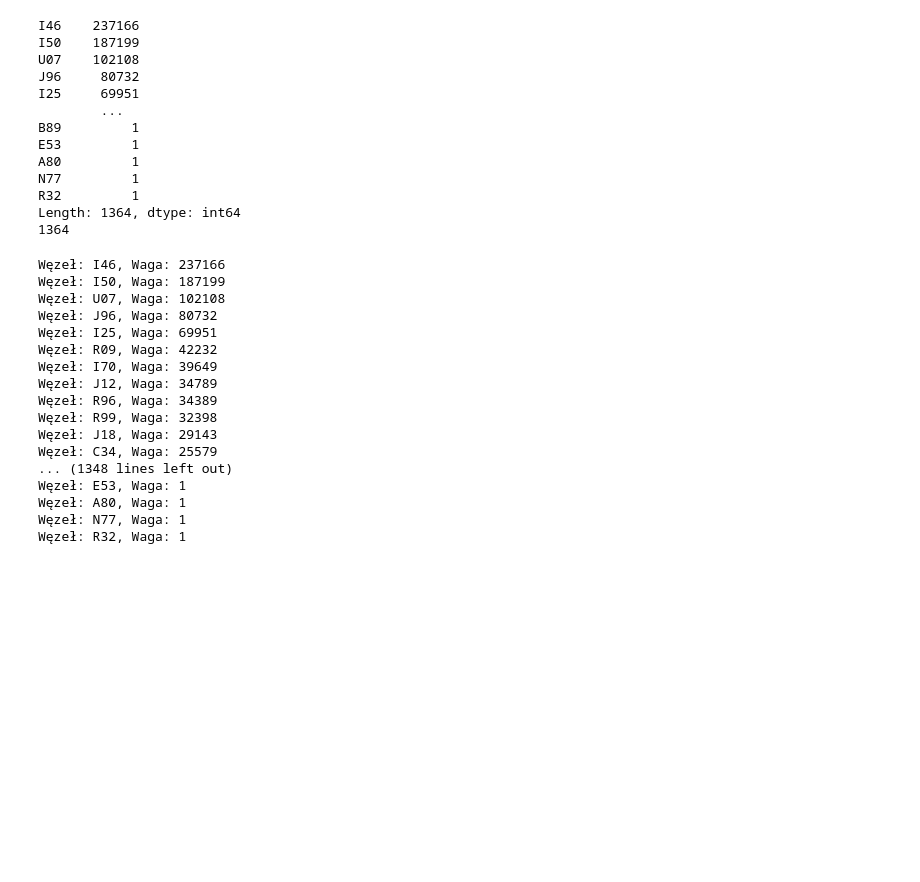
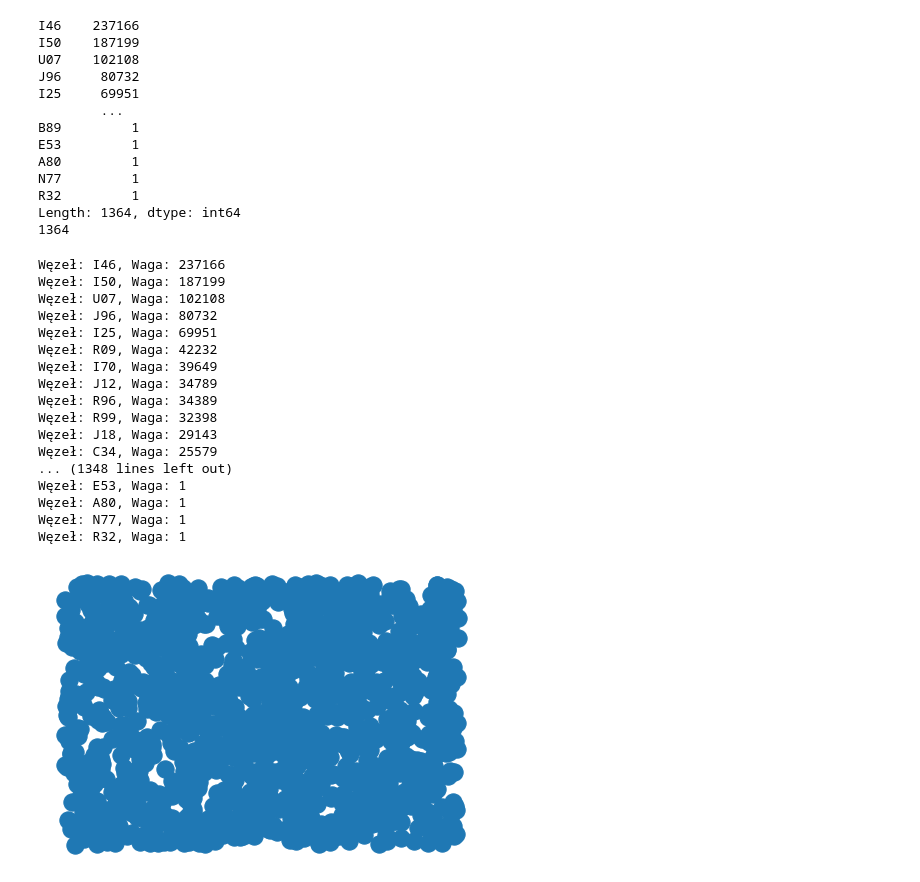
Before and after one commit to PaulaRudzka/zgony, a Jupyter notebook: zgony.ipynb, the cells around one changed output. Saved outputs shown, nothing was run; the diff lists cells and outputs as text; code cells hidden in the pictures; blank space fills up the shorter version.

```diff
--- a/zgony.ipynb
+++ b/zgony.ipynb
@@ -223,33 +223,37 @@ num_nodes = count_choroby
 nodes = range(num_nodes)
 G.add_nodes_from(nodes)
 for node in nodes:
     weight = letters1[node]
     G.nodes[node]['weight'] = weight
 mapping = {node: new_label for node, new_label in zip(G.nodes, letters1.index)}
 G = nx.relabel_nodes(G, mapping)
 for node, data in G.nodes(data=True):
     print(f'Węzeł: {node}, Waga: {data["weight"]}')
 # nx.set_node_attributes(G, dict(letters1) , 'weight')
 # for node, data in G.nodes(data=True):
 #     print(f'Węzeł: {node}, Waga: {data["weight"]}')
+
+pos = nx.random_layout(G)
+nx.draw(G, pos)
 # %% [output]
 Węzeł: I46, Waga: 237166
 Węzeł: I50, Waga: 187199
 Węzeł: U07, Waga: 102108
 Węzeł: J96, Waga: 80732
 Węzeł: I25, Waga: 69951
 Węzeł: R09, Waga: 42232
 Węzeł: I70, Waga: 39649
 Węzeł: J12, Waga: 34789
 Węzeł: R96, Waga: 34389
 Węzeł: R99, Waga: 32398
 Węzeł: J18, Waga: 29143
 Węzeł: C34, Waga: 25579
 ... (1348 lines left out)
 Węzeł: E53, Waga: 1
 Węzeł: A80, Waga: 1
 Węzeł: N77, Waga: 1
 Węzeł: R32, Waga: 1
+[figure, added]
 # %%
 import itertools
 
```
Also changed, not shown: parts of 7 cells of this notebook, 5 other files.
